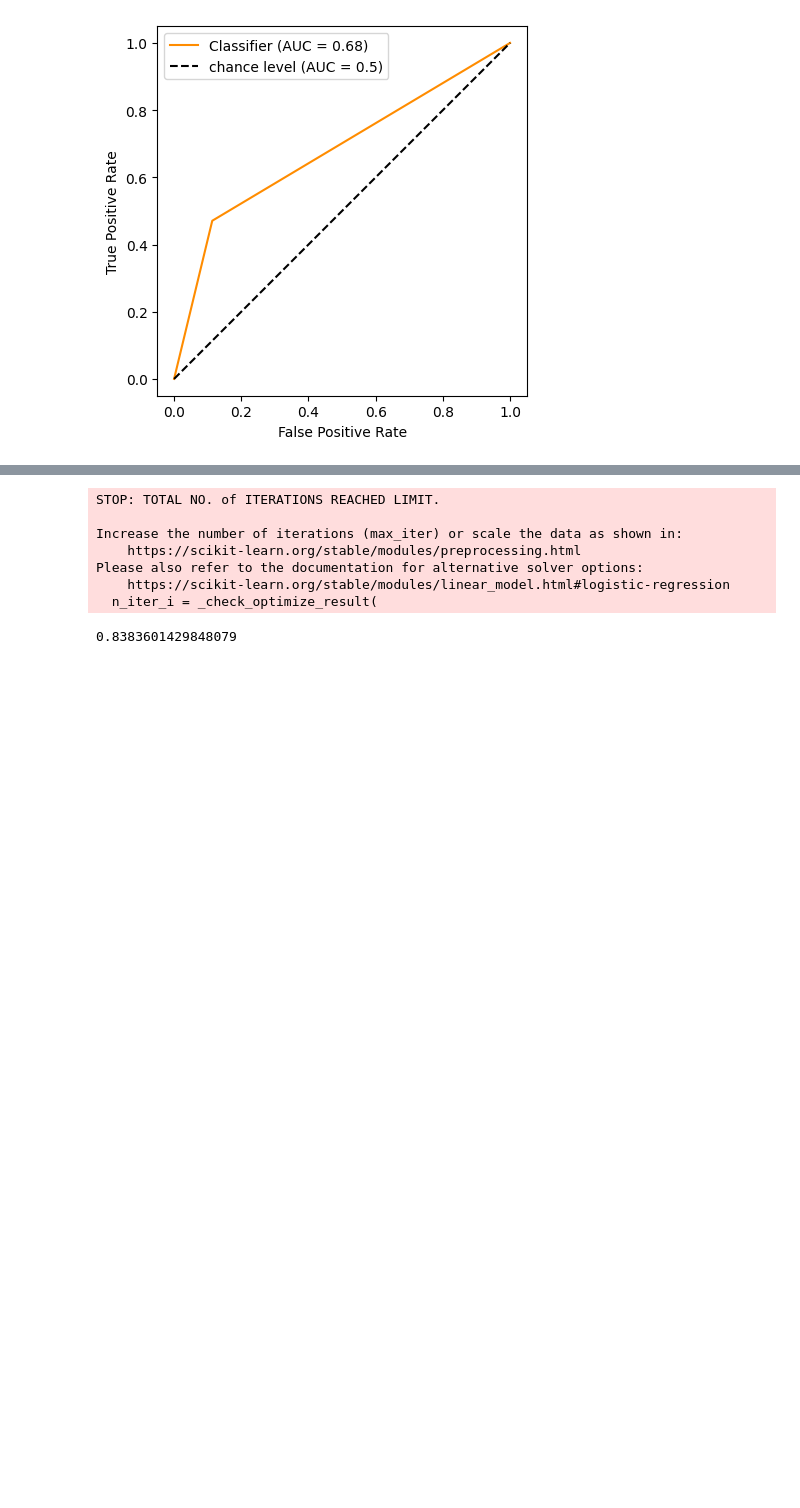
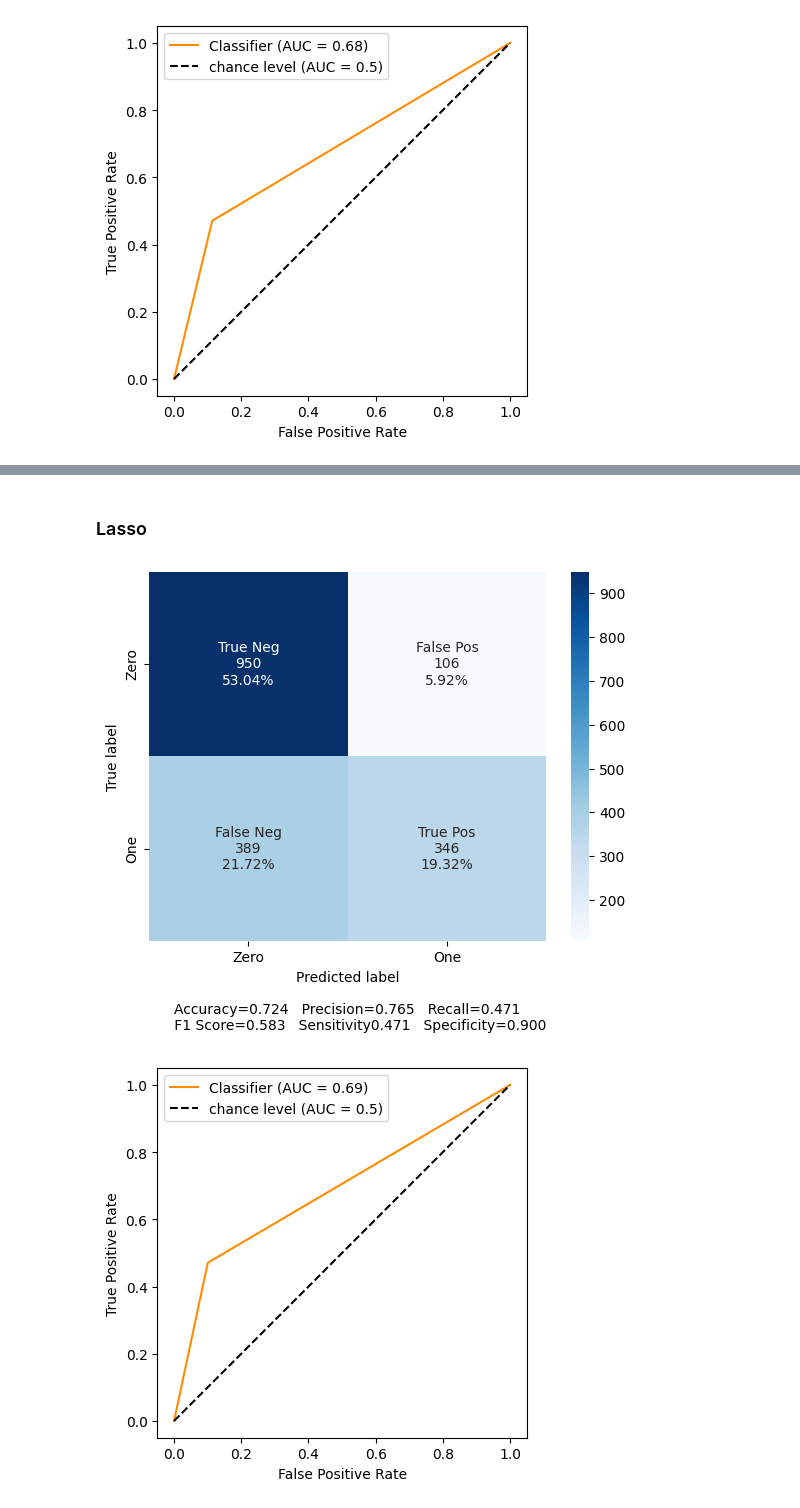
Before and after one commit to realbigi/ML_Data_Competition, a Jupyter notebook: Report2.ipynb, the cells around one changed output, grey strips where cells are left out. Cells and saved outputs as stored; diff of their text form; code cells hidden in the pictures; blank space fills up the shorter version.

```diff
--- a/Report2.ipynb
+++ b/Report2.ipynb
@@ -540,21 +595,16 @@ plot_ROC(y_valid, predictions)
+# %% [markdown]
+### Lasso
 # %%
-LR = LogisticRegression()
-LR.fit(train, y_train)
-
-predictionsLR = LR.predict(test)
-LR.score(train,y_train)
-
-
 # Define the parameter grid for alpha
 param_grid = {
-    'penalty': ['l1', 'l2', 'elasticnet', None]
+    'alpha': [0.000001, 0.001, 0.01, 0.1, 1, 10, 12.5, 15.1, 15.2, 15.3, 15.4, 15.5, 20, 25, 30, 70, 100, 150 ,1000]
 }
 
 # Define folds object
 folds = KFold(n_splits=10 , shuffle=True, random_state=1)
 
 # Create the Ridge
-ridge_reg = RidgeClassifier(fit_intercept = True)
+ridge_reg = Lasso(fit_intercept = True)
 
 # Create the GridSearchCV object
 grid_search = GridSearchCV(ridge_reg, param_grid, cv=folds)
@@ -562,39 +612,34 @@ grid_search.fit(train, y_train)
 
 # extract results
 results = pd.DataFrame(grid_search.cv_results_)
 test_MSEs = -results["mean_test_score"]
 std_test_MSEs = results["std_test_score"] / np.sqrt(grid_search.n_splits_)
 parameters = results[['param_' + i for i in param_grid.keys()]]
 
 # best parameters
 index_best = np.argmin(test_MSEs) # index of the k value with the lowest MSE estimate
 best_alpha = results.param_alpha[index_best]
 
 # # one std rule
 # threshold = test_MSEs[index_best] + std_test_MSEs[index_best]
 # candidates = results.loc[test_MSEs <= threshold,]
 # one_std_rule_index_best = np.argmax(results.param_alpha)
 # one_std_rule_best_alpha = results.param_alpha[one_std_rule_index_best]
 
 # best model
-best_model = RidgeClassifier(alpha= best_alpha)
+best_model = Lasso(alpha= best_alpha)
 best_model.fit(train, y_train)
 predictions = best_model.predict(valid)
+predictions = [1 if i > 0.5 else 0 for i in predictions]
 make_confusion_matrix(confusion_matrix(y_valid, predictions), group_names=['True Neg','False Pos','False Neg','True Pos'],  categories=['Zero', 'One'])
 plot_ROC(y_valid, predictions)
 
 # # one std model
 # one_model = RidgeClassifier(alpha=one_std_rule_best_alpha)
 # one_model.fit(train, y_train)
 # predictions = one_model.predict(valid)
 # make_confusion_matrix(confusion_matrix(y_valid, predictions), group_names=['True Neg','False Pos','False Neg','True Pos'],  categories=['Zero', 'One'])
 # plot_ROC(y_valid, predictions)
 # %% [output]
-STOP: TOTAL NO. of ITERATIONS REACHED LIMIT.
-
-Increase the number of iterations (max_iter) or scale the data as shown in:
-    https://scikit-learn.org/stable/modules/preprocessing.html
-Please also refer to the documentation for alternative solver options:
-    https://scikit-learn.org/stable/modules/linear_model.html#logistic-regression
-  n_iter_i = _check_optimize_result(
-0.8383601429848079
+[figure, added]
+[figure, added]
```
Also changed, not shown: parts of 6 cells of this notebook.
